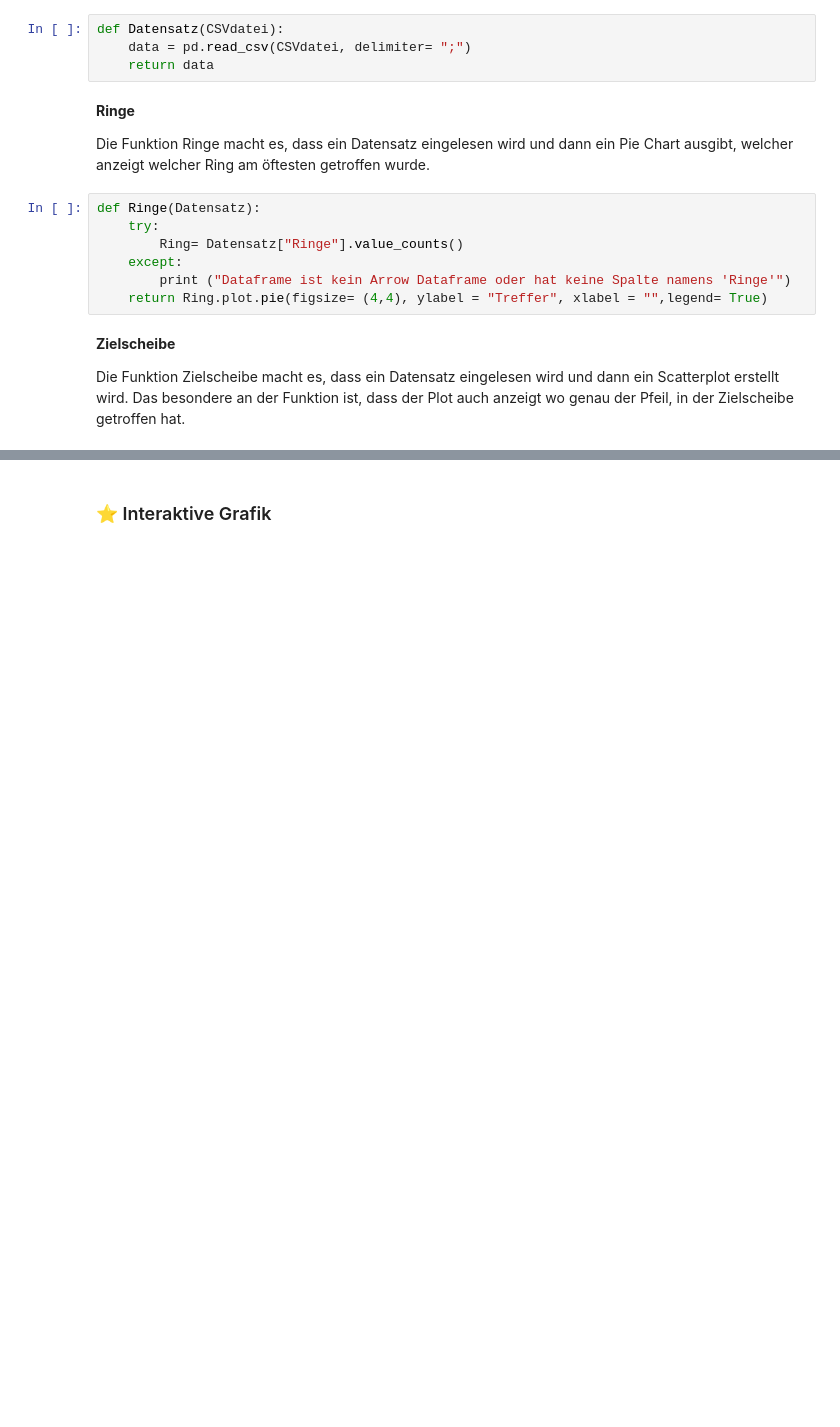
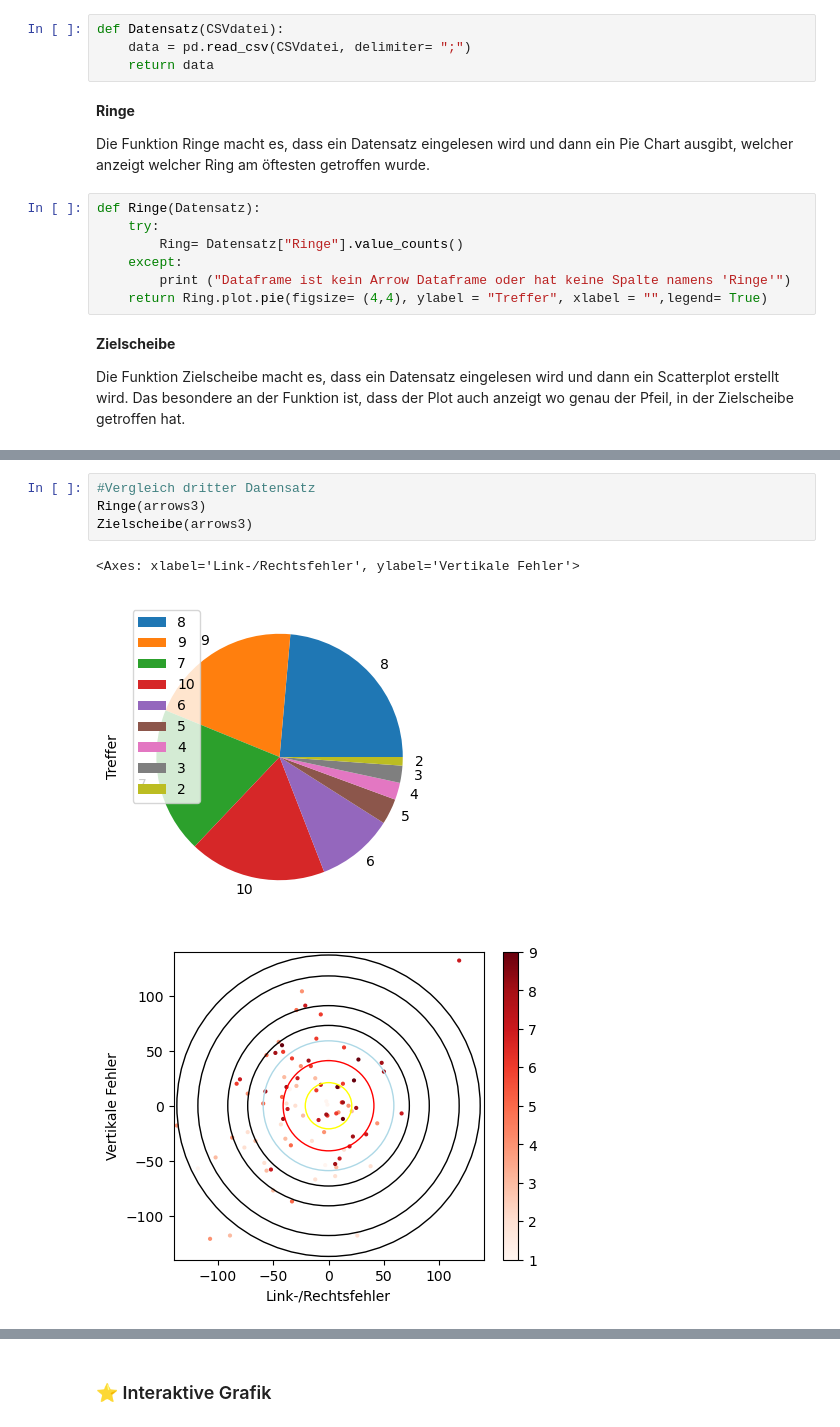
Before and after one commit to tonicodingc/awpj1, a Jupyter notebook: Pfeildaten/23.ipynb, the cells around one changed output, grey strips where cells are left out. Drawn from its saved outputs; the diff is of its cells as text; blank space fills up the shorter version.

```diff
--- a/Pfeildaten/23.ipynb
+++ b/Pfeildaten/23.ipynb
@@ -72,0 +84,8 @@ Zielscheibe(arrows1)
+# %%
+#Vergleich dritter Datensatz
+Ringe(arrows3)
+Zielscheibe(arrows3)
+# %% [output]
+<Axes: xlabel='Link-/Rechtsfehler', ylabel='Vertikale Fehler'>
+[figure, added]
+[figure, added]
```
Also changed, not shown: parts of 7 cells of this notebook.
